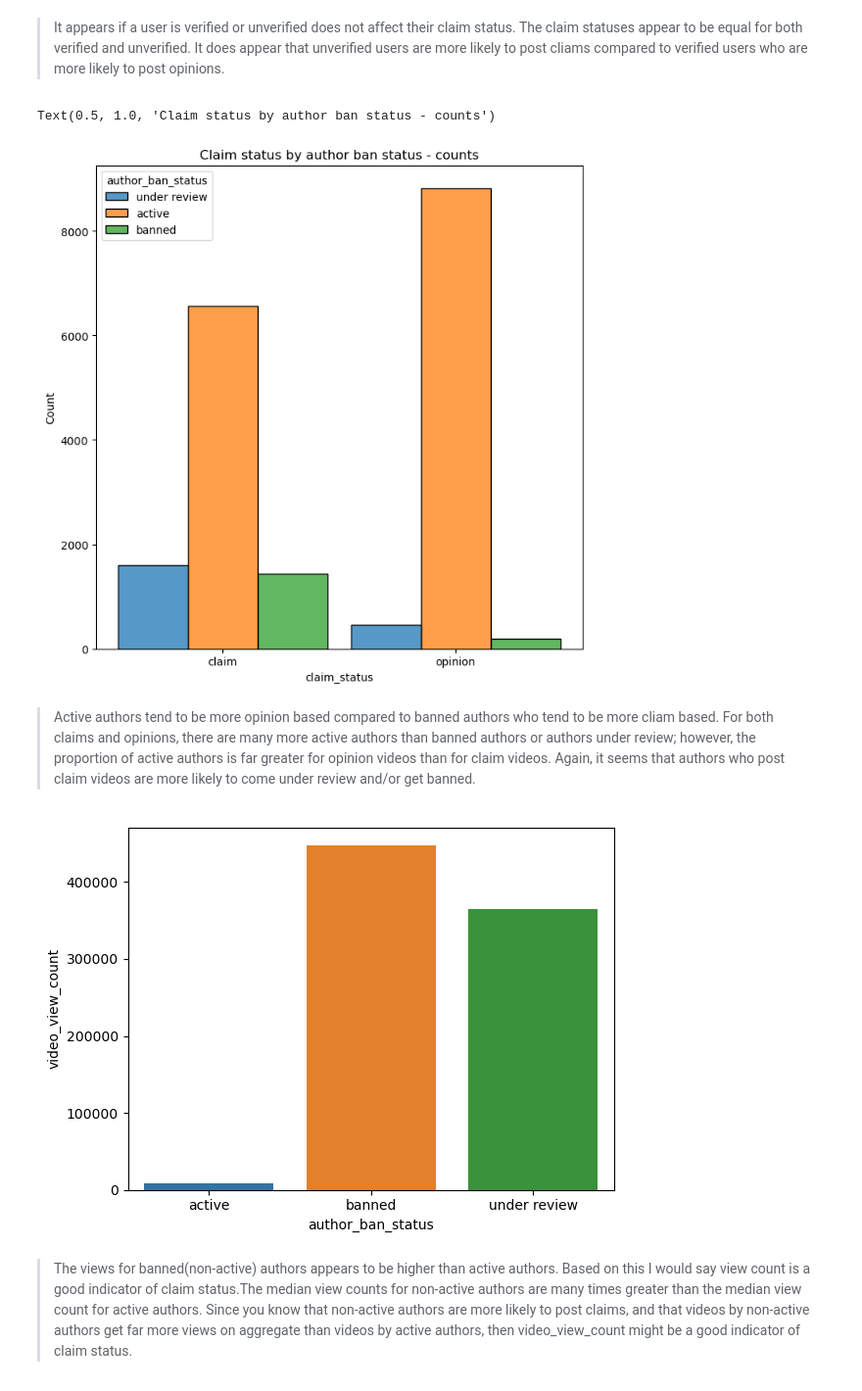
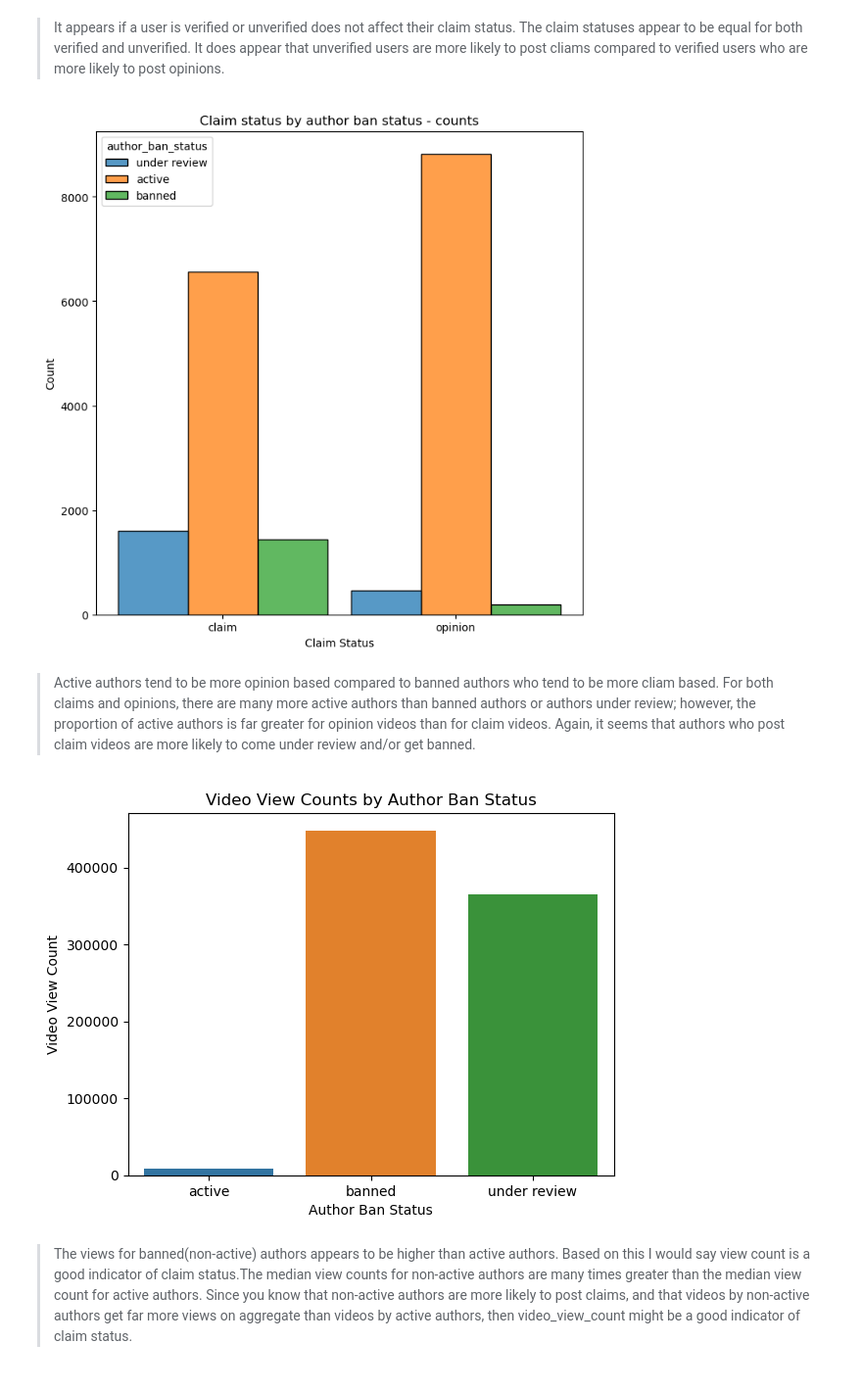
Before and after one commit to alishanstyles/Projects, a Jupyter notebook: Documents/coding-temple/Tik Tok Data Analysis/Untitled.ipynb, the cells around one changed output. Shown at 98% size. Drawn from its saved outputs; the diff is of its cells as text; code cells hidden in the pictures.

```diff
--- a/Documents/coding-temple/Tik Tok Data Analysis/Untitled.ipynb
+++ b/Documents/coding-temple/Tik Tok Data Analysis/Untitled.ipynb
@@ -217,8 +219,9 @@ sns.histplot(data = df,
             multiple = 'dodge',
             shrink=0.9)
 plt.title('Claim status by author ban status - counts')
+plt.xlabel('Claim Status')
+plt.ylabel('Count');
 # %% [output]
-Text(0.5, 1.0, 'Claim status by author ban status - counts')
 [figure]
 # %% [markdown]
 > Active authors tend to be more opinion based compared to banned authors who tend to be more cliam based. For both claims and opinions, there are many more active authors than banned authors or authors under review; however, the proportion of active authors is far greater for opinion videos than for claim videos. Again, it seems that authors who post claim videos are more likely to come under review and/or get banned.
@@ -228,9 +231,12 @@ median = df.groupby('author_ban_status')['video_view_count'].median(numeric_only
 # %%
 sns.barplot(data = median,
            x = 'author_ban_status',
-           y = 'video_view_count');
+           y = 'video_view_count')
+plt.title('Video View Counts by Author Ban Status')
+plt.xlabel('Author Ban Status')
+plt.ylabel('Video View Count');
 # %% [output]
-[figure, old version]
+[figure, new version]
 # %% [markdown]
 > The views for banned(non-active) authors appears to be higher than active authors. Based on this I would say view count is a good indicator of claim status.The median view counts for non-active authors are many times greater than the median view count for active authors. Since you know that non-active authors are more likely to post claims, and that videos by non-active authors get far more views on aggregate than videos by active authors, then video_view_count might be a good indicator of claim status.
 # %%
```
Also changed, not shown: parts of 3 cells of this notebook.
